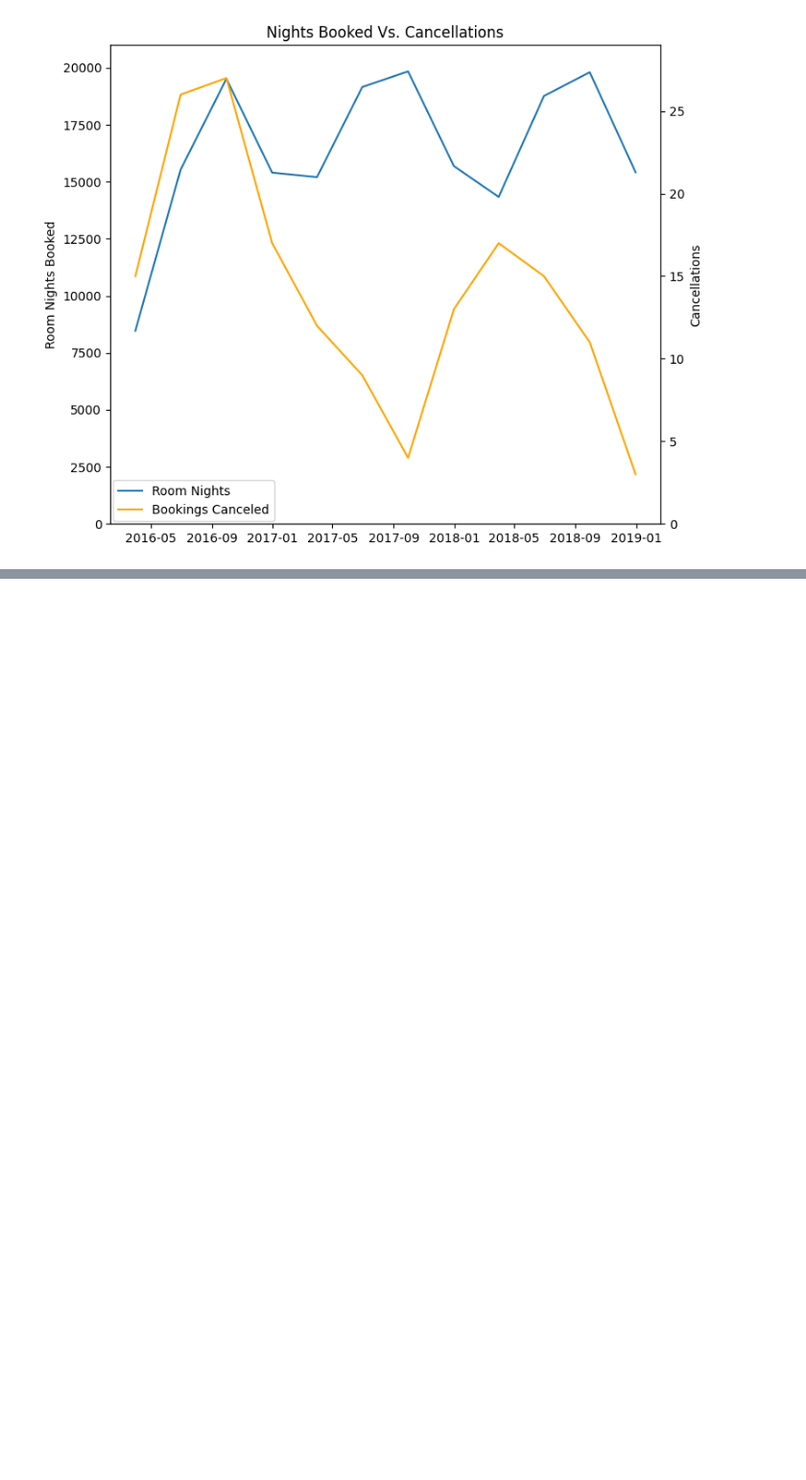
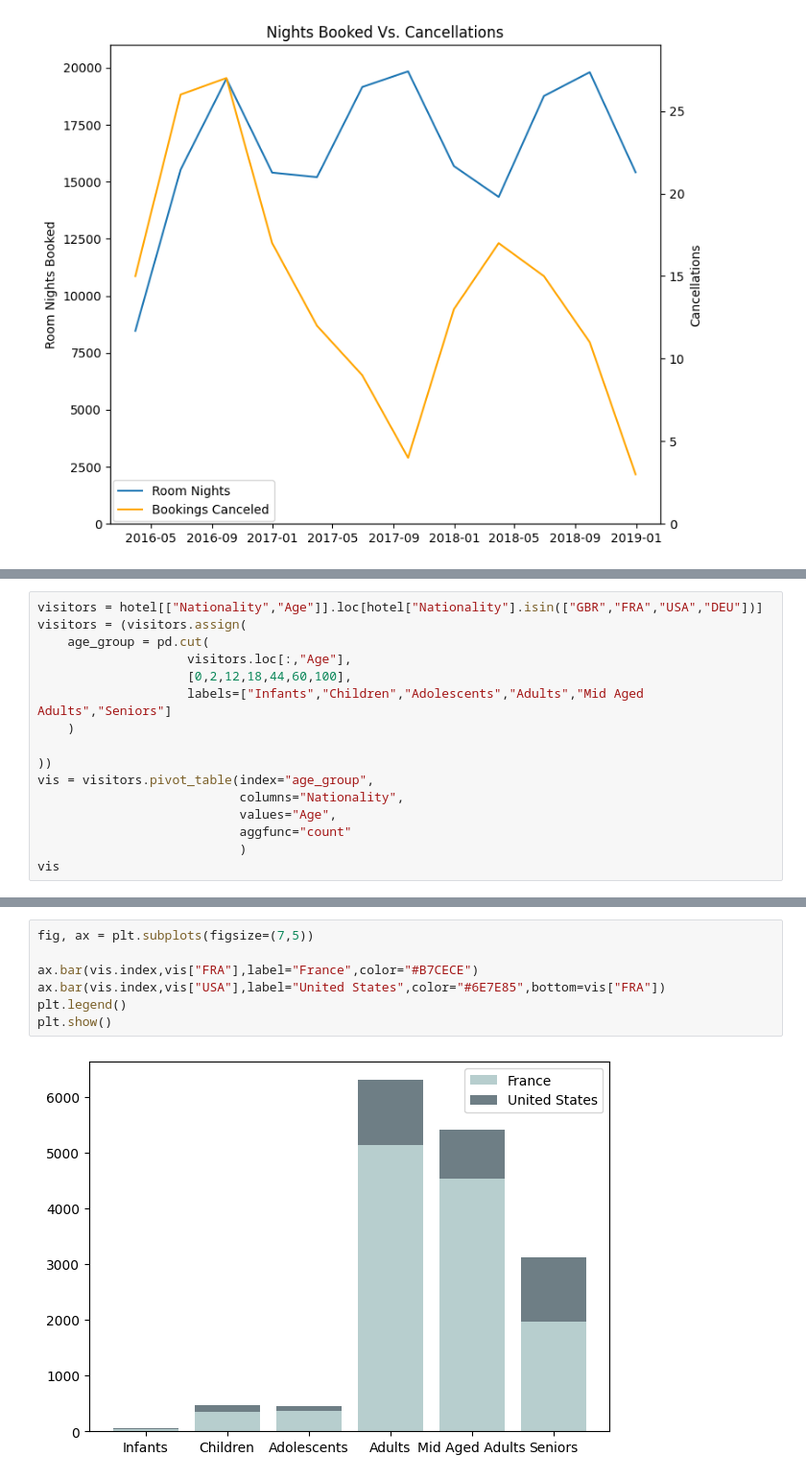
Before and after one commit to HariSudhan76/DataVisualization, a Jupyter notebook: MatplotlibBasics.ipynb, the cells around one changed output, grey strips where cells are left out. Shown at 96% size. Saved outputs shown, nothing was run; the diff lists cells and outputs as text; blank space fills up the shorter version.

```diff
--- a/MatplotlibBasics.ipynb
+++ b/MatplotlibBasics.ipynb
@@ -109,0 +140,16 @@ plt.show()
+# %%
+visitors = hotel[["Nationality","Age"]].loc[hotel["Nationality"].isin(["GBR","FRA","USA","DEU"])]
+visitors = (visitors.assign(
+    age_group = pd.cut(
+                    visitors.loc[:,"Age"],
+                    [0,2,12,18,44,60,100],
+                    labels=["Infants","Children","Adolescents","Adults","Mid Aged Adults","Seniors"]
+    )
+
+))
+vis = visitors.pivot_table(index="age_group",
+                           columns="Nationality",
+                           values="Age",
+                           aggfunc="count"
+                           )
+vis
@@ -109,0 +165,9 @@ plt.show()
+# %%
+fig, ax = plt.subplots(figsize=(7,5))
+
+ax.bar(vis.index,vis["FRA"],label="France",color="#B7CECE")
+ax.bar(vis.index,vis["USA"],label="United States",color="#6E7E85",bottom=vis["FRA"])
+plt.legend()
+plt.show()
+# %% [output]
+[figure, added]
```
Also changed, not shown: parts of 6 cells of this notebook.
